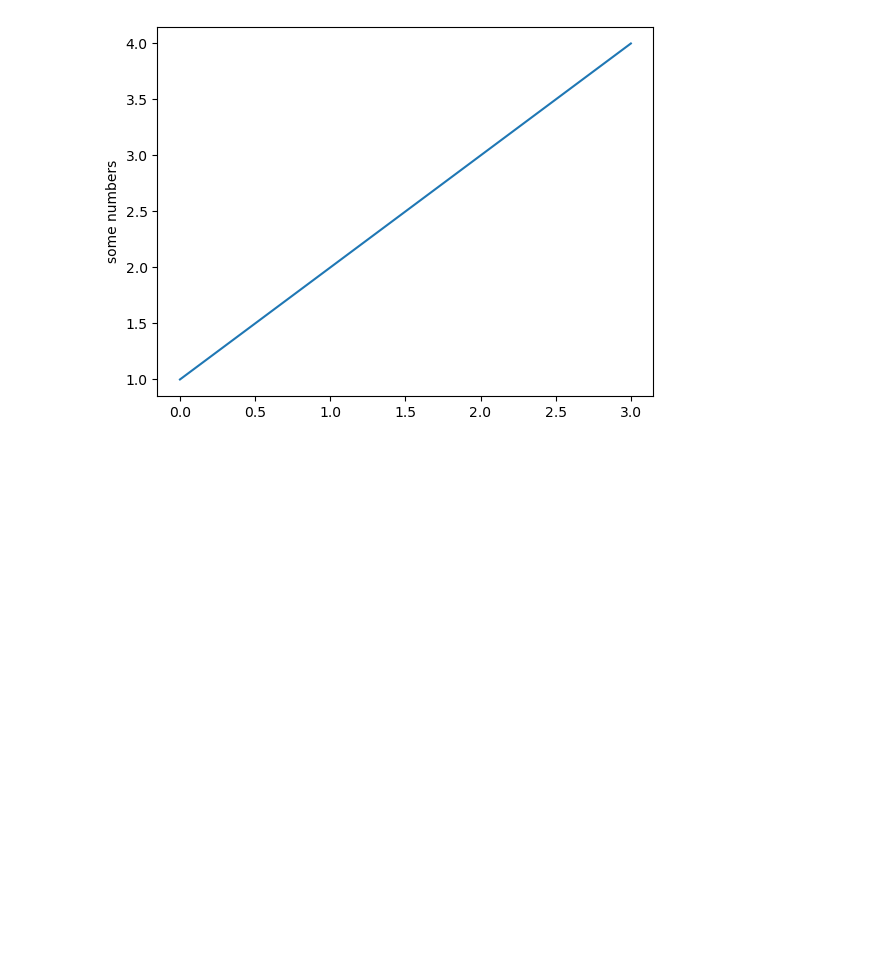
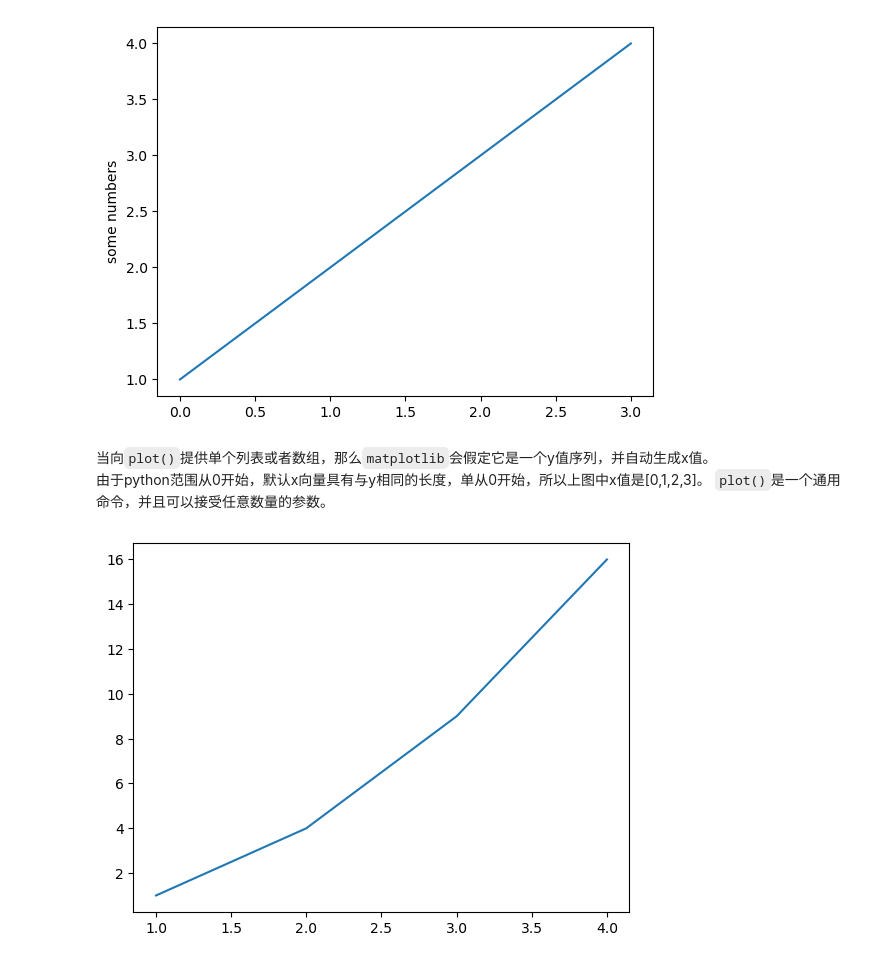
Before and after one commit to Z-JUNYE/python_plot, a Jupyter notebook: pyplot/pyplot_examples.ipynb, the cells around one changed output. Drawn from its saved outputs; the diff is of its cells as text; code cells hidden in the pictures; blank space fills up the shorter version.

```diff
--- a/pyplot/pyplot_examples.ipynb
+++ b/pyplot/pyplot_examples.ipynb
@@ -8,3 +8,14 @@ plt.ylabel('some numbers')
 plt.show()
 # %% [output]
 [figure]
+# %% [markdown]
+当向`plot()`提供单个列表或者数组，那么`matplotlib`会假定它是一个y值序列，并自动生成x值。
+由于python范围从0开始，默认x向量具有与y相同的长度，单从0开始，所以上图中x值是[0,1,2,3]。
+`plot()`是一个通用命令，并且可以接受任意数量的参数。
+# %%
+a = [1,2,3,4]
+b = [1,4,9,16]
+plt.plot(a,b)
+plt.show()
+# %% [output]
+[figure, added]
```
Also changed, not shown: parts of 4 cells of this notebook.
